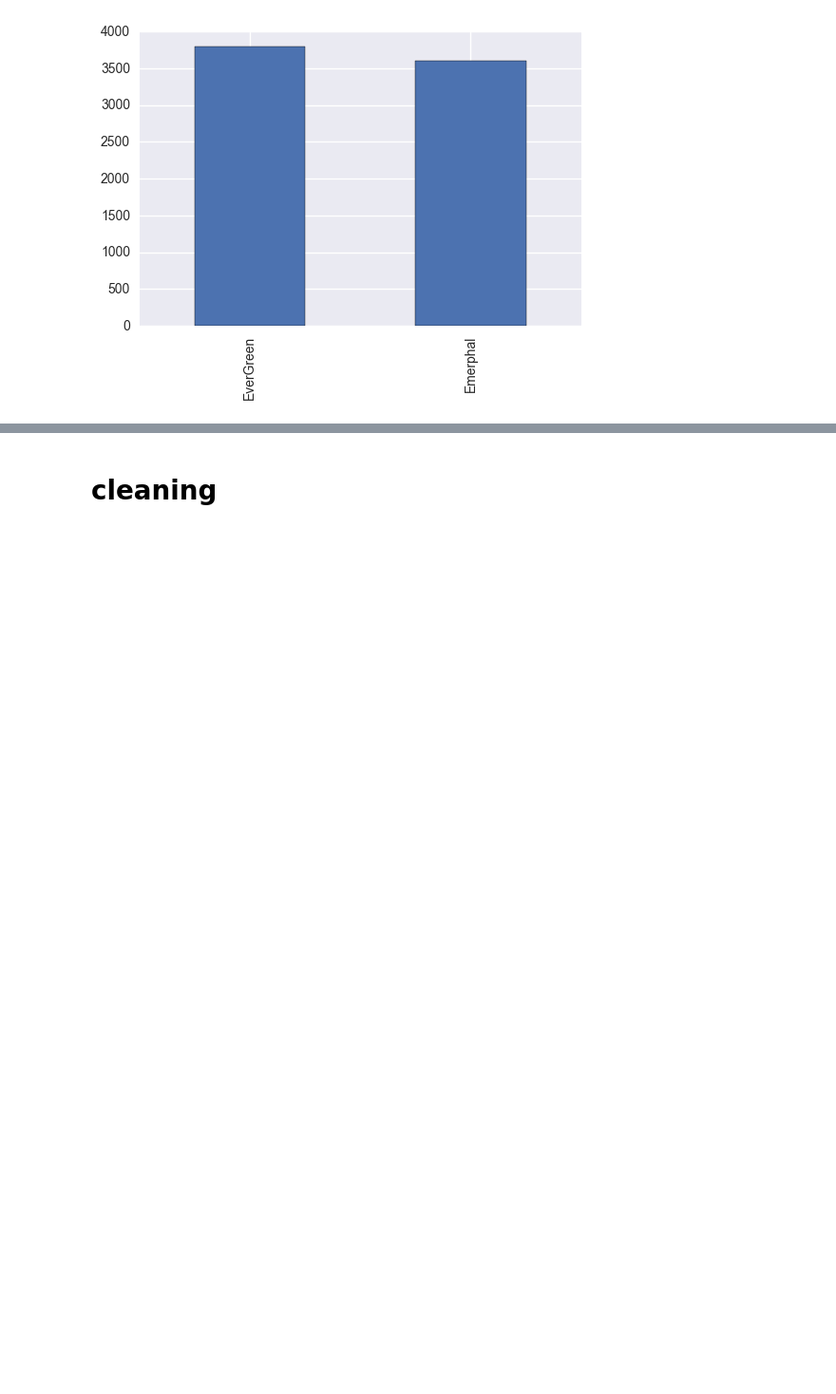
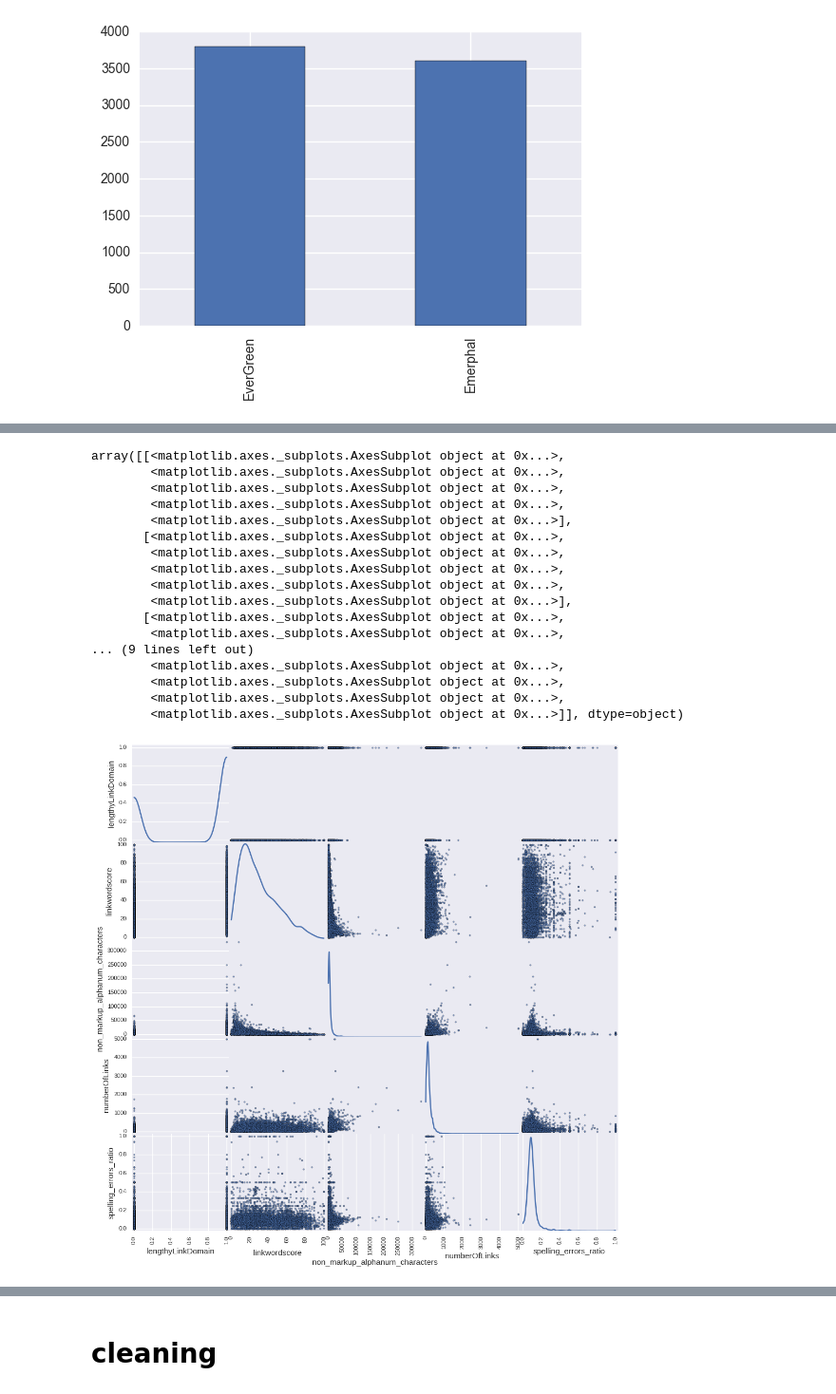
Before and after one commit to liadwg/DMProject, a Jupyter notebook: DataMiningProject200116.ipynb, the cells around one changed output, grey strips where cells are left out. Shown at 95% size. Saved outputs shown, nothing was run; the diff lists cells and outputs as text; code cells hidden in the pictures; blank space fills up the shorter version.

```diff
--- a/DataMiningProject200116.ipynb
+++ b/DataMiningProject200116.ipynb
@@ -283,0 +324,22 @@ named_labels.value_counts().plot(kind='bar')
+# %%
+text = all_data[['lengthyLinkDomain','linkwordscore','non_markup_alphanum_characters','numberOfLinks','spelling_errors_ratio']]
+pd.tools.plotting.scatter_matrix(text, alpha = 0.6, figsize = (12,12), diagonal = 'kde' )
+# %% [output]
+array([[<matplotlib.axes._subplots.AxesSubplot object at 0x...>,
+        <matplotlib.axes._subplots.AxesSubplot object at 0x...>,
+        <matplotlib.axes._subplots.AxesSubplot object at 0x...>,
+        <matplotlib.axes._subplots.AxesSubplot object at 0x...>,
+        <matplotlib.axes._subplots.AxesSubplot object at 0x...>],
+       [<matplotlib.axes._subplots.AxesSubplot object at 0x...>,
+        <matplotlib.axes._subplots.AxesSubplot object at 0x...>,
+        <matplotlib.axes._subplots.AxesSubplot object at 0x...>,
+        <matplotlib.axes._subplots.AxesSubplot object at 0x...>,
+        <matplotlib.axes._subplots.AxesSubplot object at 0x...>],
+       [<matplotlib.axes._subplots.AxesSubplot object at 0x...>,
+        <matplotlib.axes._subplots.AxesSubplot object at 0x...>,
+... (9 lines left out)
+        <matplotlib.axes._subplots.AxesSubplot object at 0x...>,
+        <matplotlib.axes._subplots.AxesSubplot object at 0x...>,
+        <matplotlib.axes._subplots.AxesSubplot object at 0x...>,
+        <matplotlib.axes._subplots.AxesSubplot object at 0x...>]], dtype=object)
+[figure, added]
```
Also changed, not shown: parts of 44 cells of this notebook.
